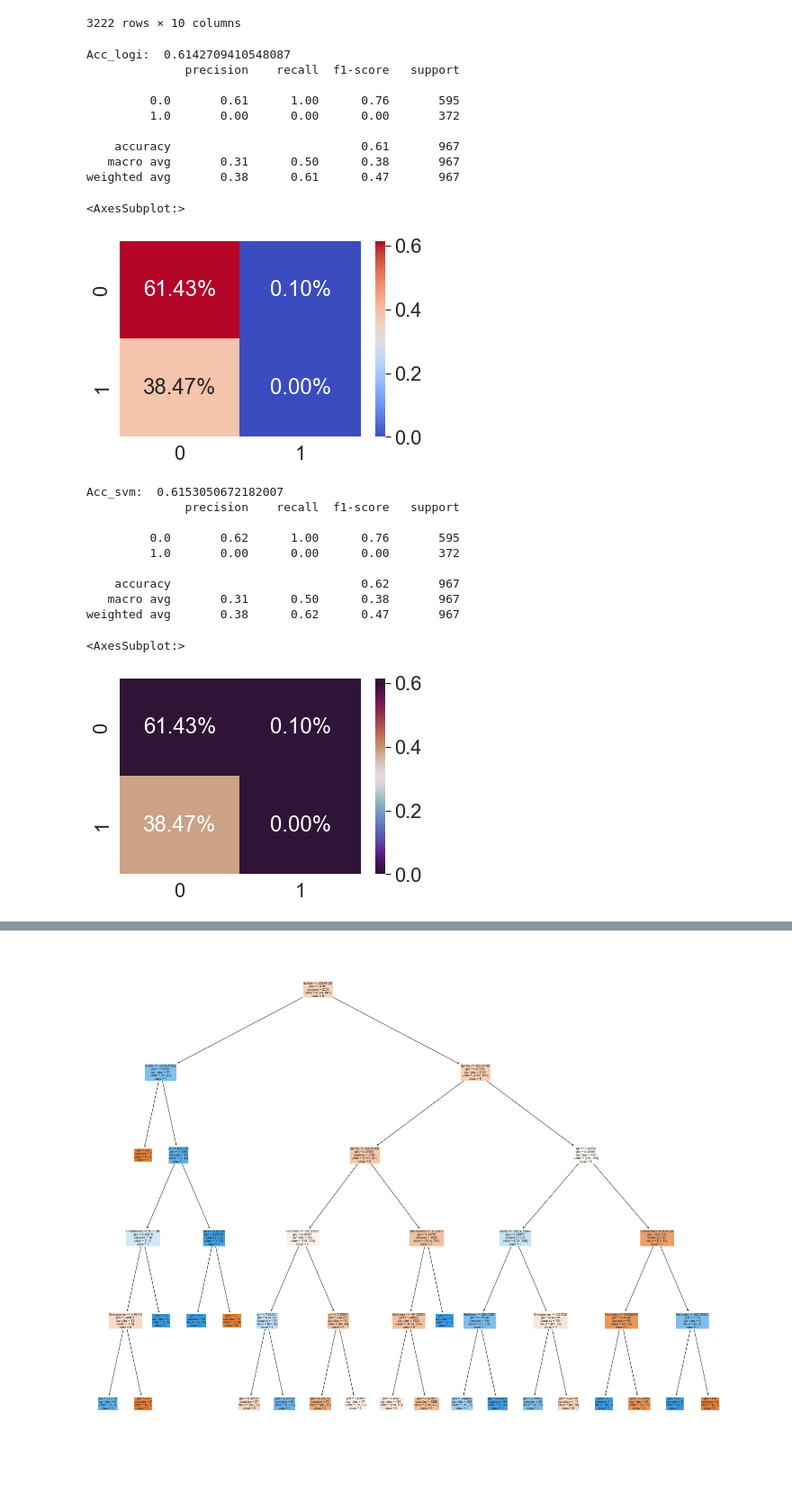
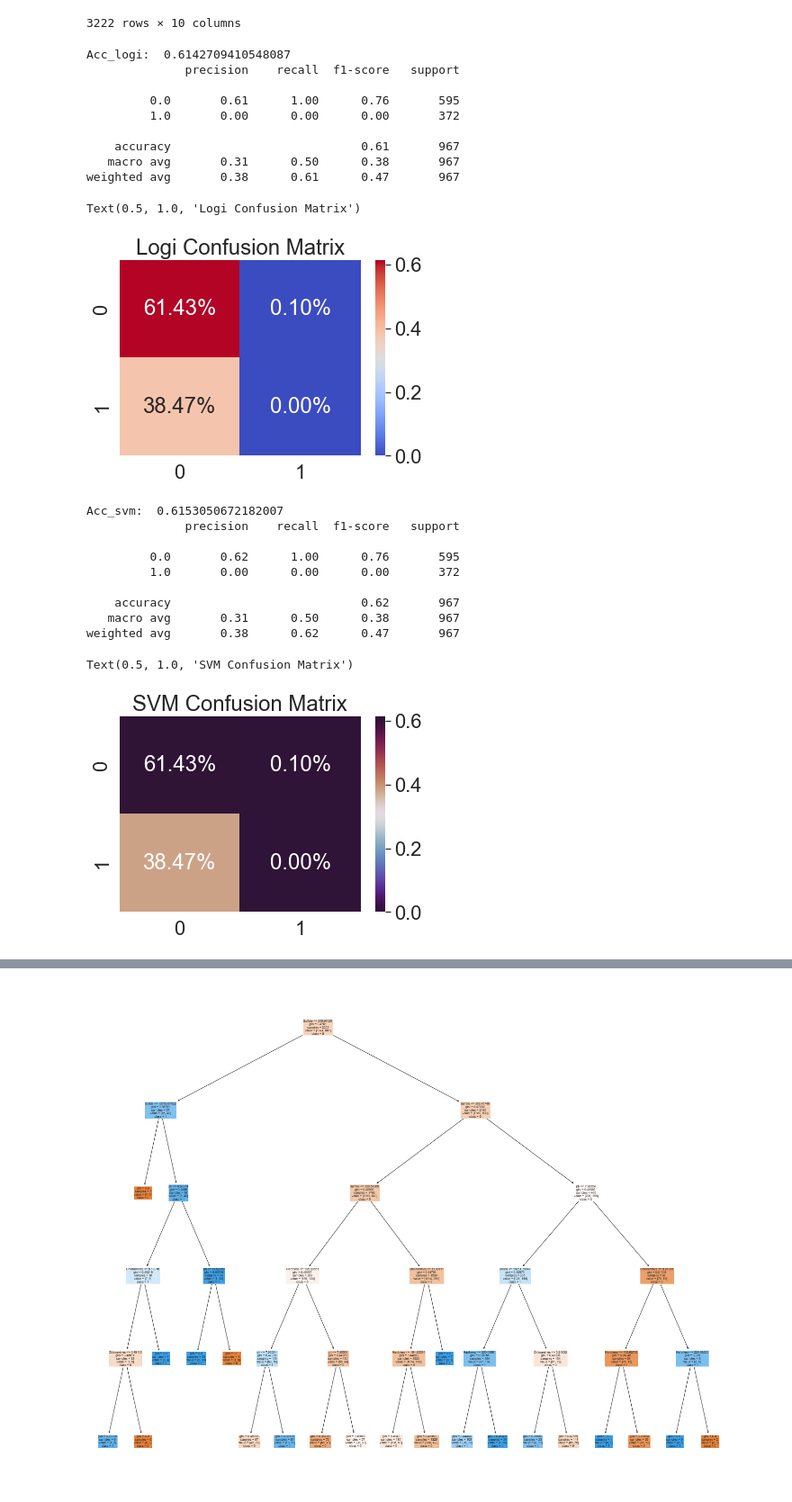
Before and after one commit to YihanLi126/Breast-Cancer-Prediction, a Jupyter notebook: water_quality_classify.ipynb, the cells around one changed output, grey strips where cells are left out. Shown at 90% size. Saved outputs shown, nothing was run; the diff lists cells and outputs as text; code cells hidden in the pictures; blank space fills up the shorter version.

Commit message:
finish plotting

```diff
--- a/water_quality_classify.ipynb
+++ b/water_quality_classify.ipynb
@@ -297,27 +299,28 @@ from sklearn.metrics import confusion_matrix,accuracy_score, classification_repo
 # %%
 # Logistic Regression
 logi = LogisticRegression(max_iter = 120, random_state=0,n_jobs=20)
 logi.fit(x_train,y_train)
 predlogi_y = logi.predict(x_test)
 Acc_logi= accuracy_score(predlogi_y,y_test)
 Y_score_logi = logi.decision_function(x_test)
 fpr_logi, tpr_logi, thresholds_logi = roc_curve(y_test, Y_score_logi, pos_label=1)
 print("Acc_logi: ",Acc_logi)
 print(classification_report(y_test,predlogi_y))
 cmr= confusion_matrix(y_test,predlogi_y)
 sns.heatmap(cmr/np.sum(cmr), annot= True, fmt= '0.2%', cmap= 'coolwarm')
+plt.title('Logi Confusion Matrix')
 # %% [output]
 Acc_logi:  0.6142709410548087
               precision    recall  f1-score   support
 
          0.0       0.61      1.00      0.76       595
          1.0       0.00      0.00      0.00       372
 
     accuracy                           0.61       967
    macro avg       0.31      0.50      0.38       967
 weighted avg       0.38      0.61      0.47       967
-<AxesSubplot:>
+Text(0.5, 1.0, 'Logi Confusion Matrix')
-[figure, old version]
+[figure, new version]
 # %%
 # SVM
 svm=SVC()
@@ -330,6 +333,7 @@ print("Acc_svm: ",Acc_svm)
 print(classification_report(y_test,predsvm_y))
 cmr= confusion_matrix(y_test,predlogi_y)
 sns.heatmap(cmr/np.sum(cmr), annot= True, fmt= '0.2%', cmap= 'twilight_shifted')
+plt.title('SVM Confusion Matrix')
 # %% [output]
 Acc_svm:  0.6153050672182007
               precision    recall  f1-score   support
@@ -340,8 +344,8 @@ Acc_svm:  0.6153050672182007
     accuracy                           0.62       967
    macro avg       0.31      0.50      0.38       967
 weighted avg       0.38      0.62      0.47       967
-<AxesSubplot:>
+Text(0.5, 1.0, 'SVM Confusion Matrix')
-[figure, old version]
+[figure, new version]
 # %%
 # Random Forest
 RFC = RandomForestClassifier()
```
Also changed, not shown: parts of 5 cells of this notebook, 1 other file.
